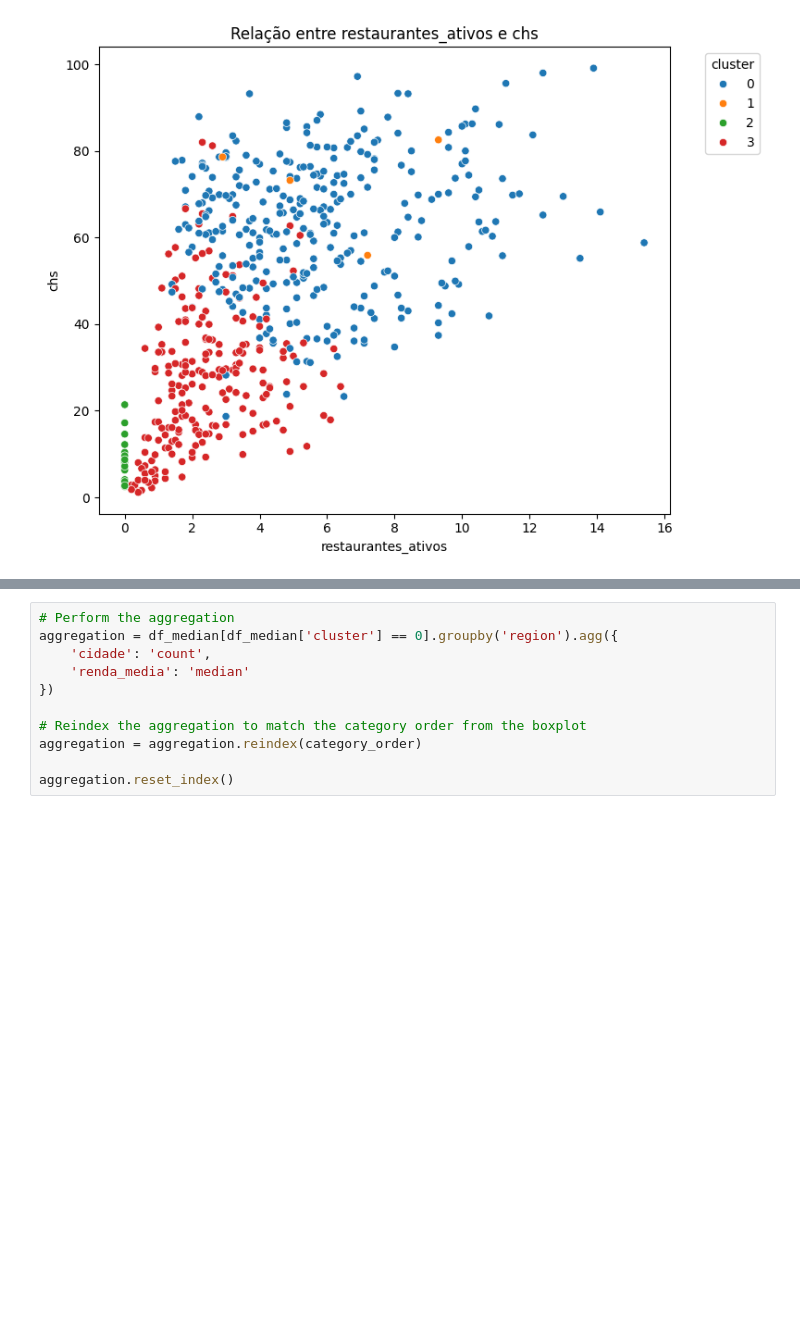
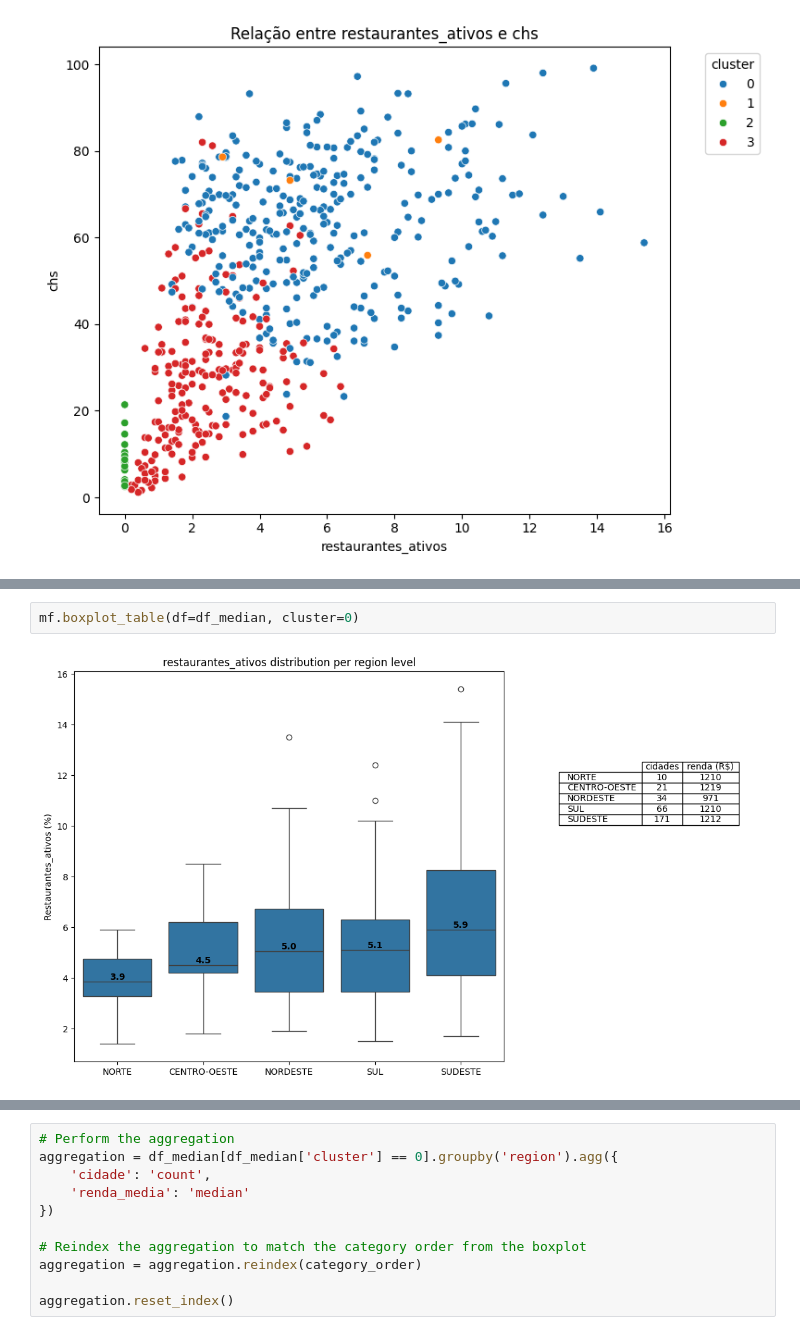
Before and after one commit to j4-metrics/Case-Ifood---Data-Analyst, a Jupyter notebook: PS_Ifood_Data_Analyst.ipynb, the cells around one changed output, grey strips where cells are left out. Cells and saved outputs as stored; diff of their text form; blank space fills up the shorter version.

Commit message:
created function to plot boxplot and compare with table of income

```diff
--- a/PS_Ifood_Data_Analyst.ipynb
+++ b/PS_Ifood_Data_Analyst.ipynb
@@ -525,0 +469,4 @@ plt.show()
+# %%
+mf.boxplot_table(df=df_median, cluster=0)
+# %% [output]
+[figure, added]
```
Also changed, not shown: parts of 7 cells of this notebook, 2 other files.
